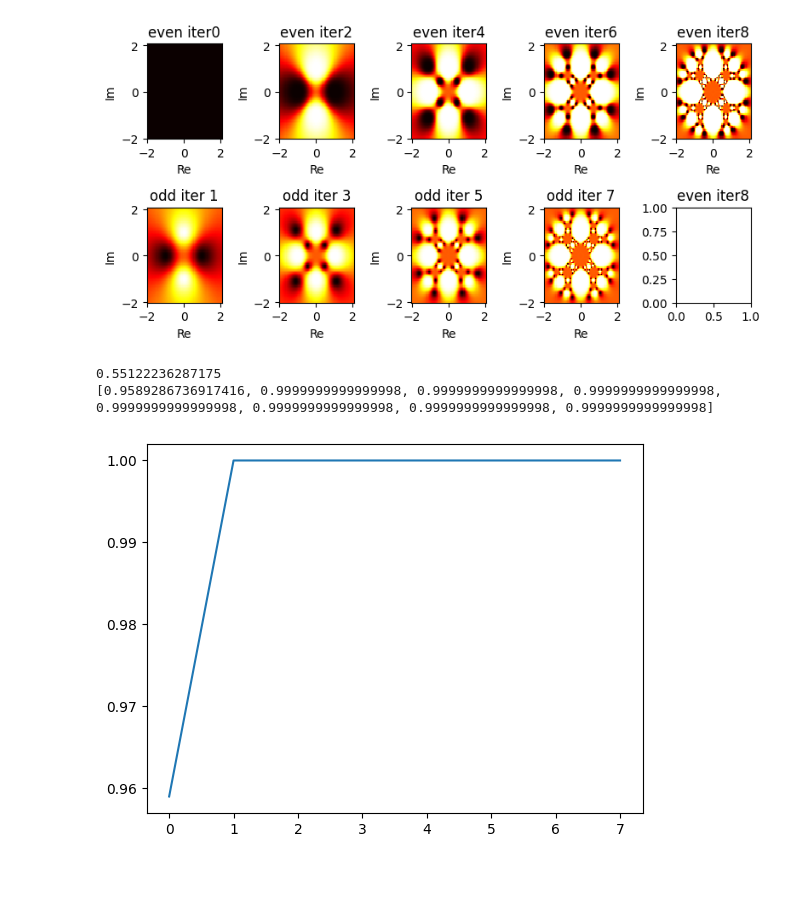
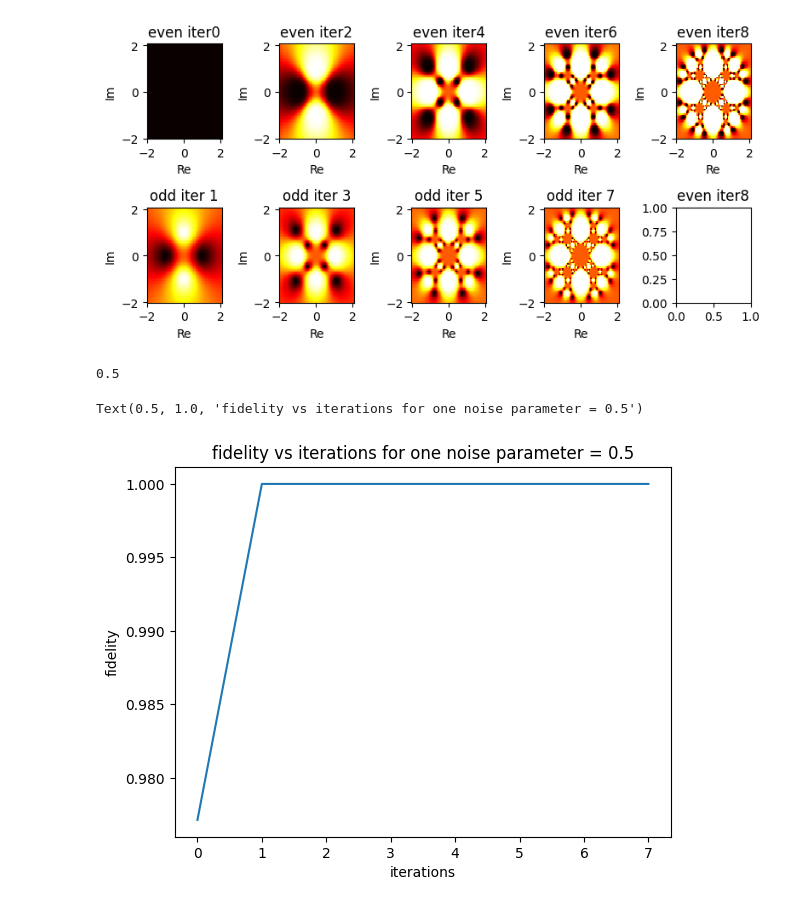
Before and after one commit to Aron9605/Wigner-Internship, a Jupyter notebook: simulation.ipynb, the cells around one changed output. Cells and saved outputs as stored; diff of their text form; code cells hidden in the pictures; blank space fills up the shorter version.

```diff
--- a/simulation.ipynb
+++ b/simulation.ipynb
@@ -145,7 +145,7 @@ plt.show()
 # %% [output]
 [figure]
 # %%
-lambd = random.random()
+lambd = 0.5
 density_matrix_bell = np.outer(bell,np.conjugate(bell))
 den_1 = (1-lambd)*density_matrix_bell + lambd*np.identity(4)/4
 den_2 = den_1
@@ -183,34 +183,36 @@ for j in range(8):
         measured = np.dot(projector_tensored,np.matmul(final_state_after_hadamard,projector_tensored.conj().T))
 
 
         #tracing out the measured copy
         # first_copy_of_the_state = np.trace(measured.reshape(2,2,2,2,2,2,2,2),axis1=2,axis2=3,)
         reshaped_measured = measured.reshape([2, 2, 2, 2, 2, 2, 2, 2])  # Reshape to 4 qubits ket and bra
         first_copy_of_the_state = np.einsum('ijklmnop,ijklmnop->ij', reshaped_measured, reshaped_measured).reshape(4,)
 
         #creating bell state
         bell_state = (np.array([[1],[0],[0],[1]]) * (1/ np.sqrt(2))).reshape(4,)
 
         # preparation of density matrix of bell state and psi state by taking the outer product between the states
         # density_matrix_bell = np.outer((bell_state),np.conjugate(bell_state))
 
         #dividing by the trace of density matrix to make it 1
         density_matrix_pp = np.outer(first_copy_of_the_state,np.conjugate(first_copy_of_the_state)) / np.trace(np.outer((first_copy_of_the_state),np.conjugate(first_copy_of_the_state)))
 
 
         #calculation of fidelity
         fidelity = np.dot(np.conjugate(bell_state).T, np.dot(density_matrix_pp, bell_state))
 
         den_1 = density_matrix_pp
         den_2 = density_matrix_pp
 
     den_1 = np.outer(bell,bell)
     den_2 = den_1
     f=f+[fidelity]
 
 plt.plot(range(8),f)
-print(f)
+plt.xlabel('iterations')
+plt.ylabel('fidelity')
+plt.title('fidelity vs iterations for one noise parameter = 0.5')
 # %% [output]
-0.55122236287175
-[0.9589286736917416, 0.9999999999999998, 0.9999999999999998, 0.9999999999999998, 0.9999999999999998, 0.9999999999999998, 0.9999999999999998, 0.9999999999999998]
+0.5
+Text(0.5, 1.0, 'fidelity vs iterations for one noise parameter = 0.5')
-[figure, old version]
+[figure, new version]
```
Also changed, not shown: parts of 1 cell of this notebook.
